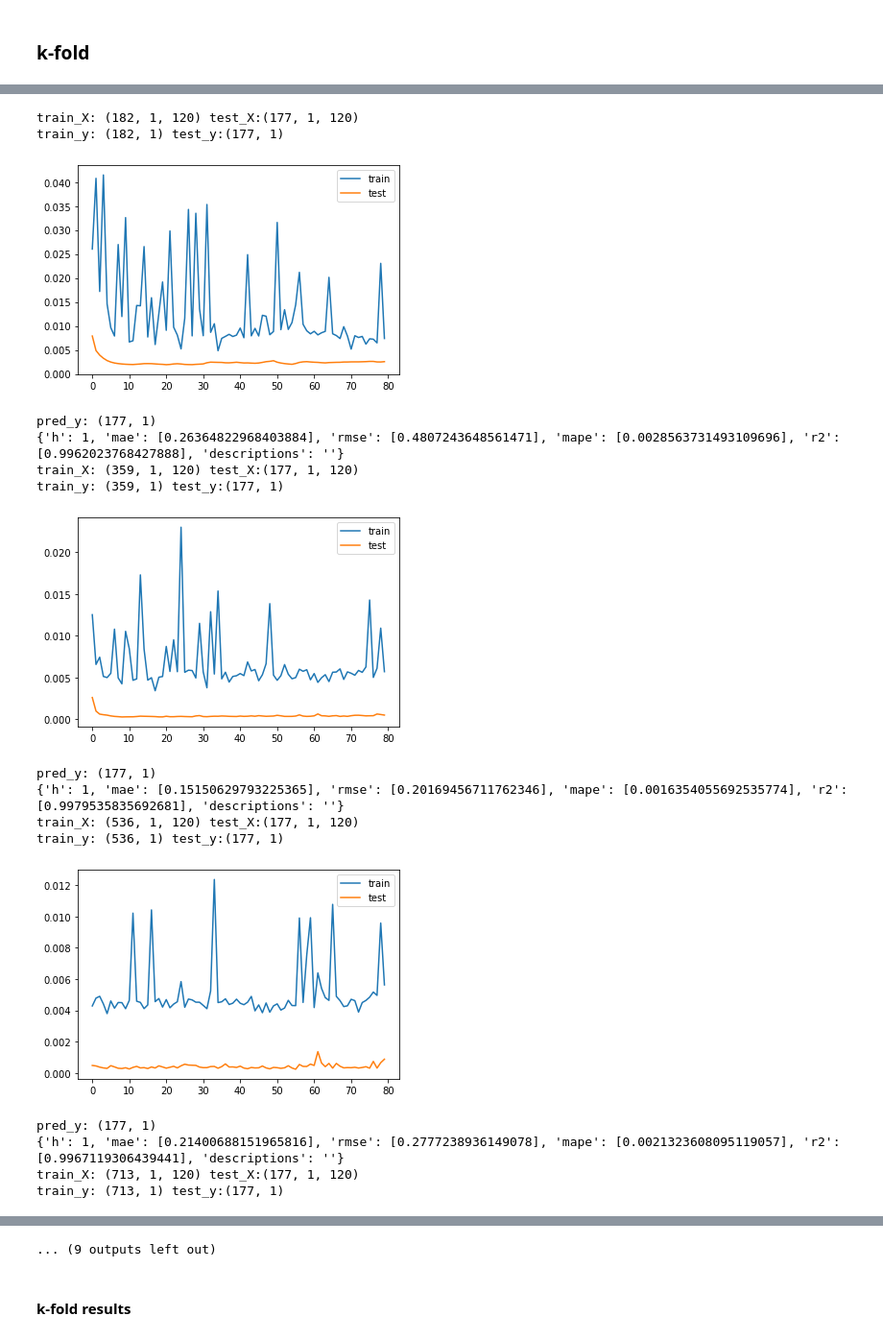
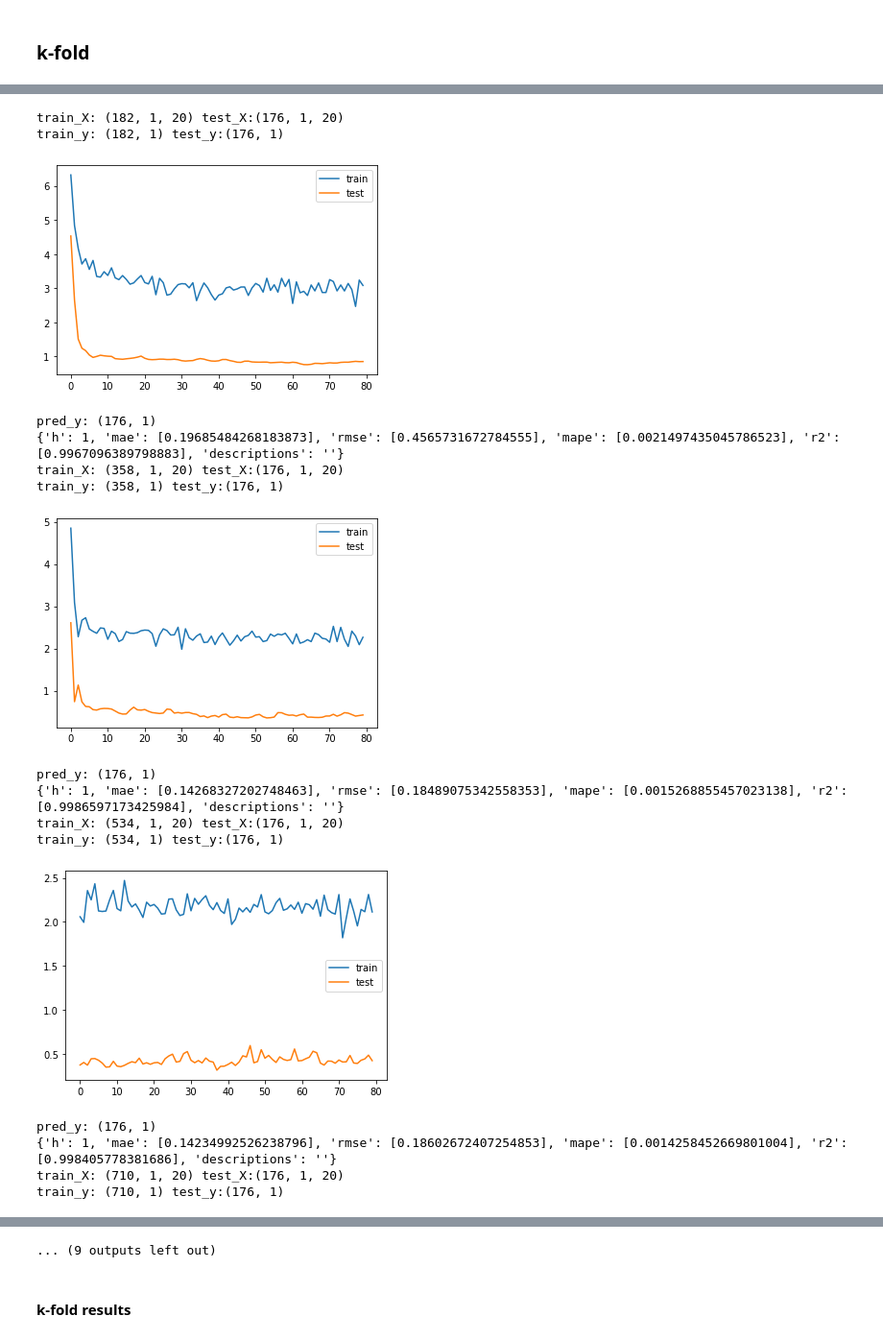
Before and after one commit to ben-edde/LIMA, a Jupyter notebook: model/bench.ipynb, the cells around one changed output, grey strips where cells are left out. Shown at 96% size. Drawn from its saved outputs; the diff is of its cells as text; code cells hidden in the pictures.

```diff
--- a/model/bench.ipynb
+++ b/model/bench.ipynb
@@ -484,19 +576,21 @@ def tswrapper(a,b):
 # %%
 # selector based
 # estimator = Lasso(random_state=42)
-# estimator = DecisionTreeRegressor(criterion='poisson',random_state=42)
+# estimator = DecisionTreeRegressor(random_state=42)
 estimator = Ridge(random_state=42)
+# estimator = LinearRegression()
 # estimator = LinearSVR(tol=0.001,max_iter=5000,random_state=42)
-# selector = RFE(estimator,n_features_to_select=30,step=1)
+# selector = RFE(estimator,n_features_to_select=20,step=1)
 # selector = RFECV(estimator, min_features_to_select=20, cv=get_TS_cv(),step=1,n_jobs=-1)
-# selector=SelectFromModel(estimator,max_features=60)
-# selector=SequentialFeatureSelector(estimator,n_features_to_select=100,direction='forward',n_jobs=-1)
-selector=SelectKBest(mutual_info_regression,k=120)
-# selector=SelectKBest(tswrapper,k=100)
+# selector=SelectFromModel(estimator,max_features=20)
+selector=SequentialFeatureSelector(estimator,n_features_to_select=20,direction='forward',n_jobs=-1,cv=get_TS_cv())
+# selector=SelectKBest(mutual_info_regression,k=20)
+# selector=SelectKBest(tswrapper,k=20)
 # selector=VarianceThreshold(3.21)
-scaled_raw_X=MinMaxScaler((1,100)).fit_transform(raw_X)
-# scaled_y=MinMaxScaler((1,100)).fit_transform(y)
-selector = selector.fit(scaled_raw_X,dummy_y)
-# selector = selector.fit(raw_X,dymmy_y)
+scaled_raw_X=MinMaxScaler().fit_transform(no_diff_raw_X)
+# scaled_y=MinMaxScaler().fit_transform(y)
+# selector = selector.fit(scaled_raw_X,scaled_y.ravel())
+selector = selector.fit(scaled_raw_X,no_diff_y.ravel())
+# selector = selector.fit(no_diff_raw_X,no_diff_y.ravel())
 # %%
 X = raw_X[:, selector.get_support()]
@@ -609,11 +706,13 @@ emb=event_emb
 # %%
 length=X.shape[0]
-train_size=int(length*0.8)
+train_size=int(length*0.2)
 step_size=1
 
+# train_X=no_diff_X[:train_size]
 train_X=X[:train_size]
 train_emb=emb[:train_size,:,:]
 train_y=y[:train_size,:]
+# test_X=no_diff_X[train_size:]
 test_X=X[train_size:]
 test_emb=emb[train_size:,:,:]
 test_y=y[train_size:,:]
@@ -644,7 +752,7 @@ test_y:(391, 1)
 # %%
 emb_size=train_emb.shape[-1]
-emb_inputs = Input(shape=(10,3,emb_size))
-emb_model = Reshape((1,10,3,3,300))(emb_inputs)
+emb_inputs = Input(shape=(past,3,emb_size))
+emb_model = Reshape((1,past,3,3,300))(emb_inputs)
 emb_model = Conv3D(50,(3,2,1), activation="relu",padding='valid')(emb_model)
 emb_model = Dropout(0.3)(emb_model)
 emb_model = Conv3D(50,(5,1,2), activation="relu",padding='valid')(emb_model)
@@ -686,7 +798,8 @@ model.compile(loss='log_cosh', optimizer=Adam(0.0002))
 # %%
 df_forecast_error = pd.DataFrame(
         columns=['h', 'mae', 'rmse', 'mape', 'descriptions'])
-history = model.fit([train_X,train_emb], train_y, epochs=100, batch_size=50, validation_data=([test_X,test_emb], test_y), verbose=1, shuffle=False)
+history = model.fit([train_X,train_emb], train_y, epochs=100, batch_size=40, validation_data=([test_X,test_emb], test_y), verbose=1, shuffle=False)
+# history = model.fit(train_X, train_y, epochs=100, batch_size=50, validation_data=(test_X, test_y), verbose=1, shuffle=False)
 # # plot history
 pyplot.plot(history.history['loss'], label='train')
 pyplot.plot(history.history['val_loss'], label='test')
@@ -899,10 +1040,11 @@ try:
         # model = Model(inputs=emb_inputs, outputs=emb_model)
         model = Model(inputs=[ts_model.input,emb_model.input], outputs=combined_model)
         # model.compile(loss='mae', optimizer=opt)
-        model.compile(loss='msle', optimizer=Adam(0.0005))
+        # model.compile(loss='msle', optimizer=Adam(0.0005))
+        model.compile(loss='log_cosh', optimizer=Adam(0.0002))
         # history = model.fit(x=train_X, y=train_y, epochs=80, batch_size=100, validation_data=(test_X, test_y), verbose=0, shuffle=False)
         # history = model.fit(x=train_emb, y=train_y, epochs=80, batch_size=100, validation_data=(test_emb, test_y), verbose=0, shuffle=False)
-        history = model.fit(x=[train_X,train_emb], y=train_y, epochs=80, batch_size=50, validation_data=([test_X,test_emb], test_y), verbose=0, shuffle=False)
+        history = model.fit(x=[train_X,train_emb], y=train_y, epochs=80, batch_size=40, validation_data=([test_X,test_emb], test_y), verbose=0, shuffle=False)
 
         # plot history
         pyplot.plot(history.history['loss'], label='train')
@@ -928,47 +1070,47 @@ try:
         df_forecast_error = df_forecast_error.append(
             pd.DataFrame(forecast_error), ignore_index=True)
     mae = df_forecast_error["mae"]
     rmse = df_forecast_error["rmse"]
     mape = df_forecast_error["mape"]
     k = cv.get_n_splits()
     msg = f"""
     Forecast Error ({k}-fold cross-validation)
     X: {X.shape}
     y: {y.shape}
     h= {h}
     Model: {model.__class__.__name__}
     MAE = {mae.mean():.6f} +/- {mae.std():.3f}
     RMSE = {rmse.mean():.6f} +/- {rmse.std():.3f}
     MAPE = {mape.mean():.6f} +/- {mape.std():.3f}
     """
     print(msg)
     logging.info(msg)
     evaluation_result = {
         'h': h,
         'mae': [mae.mean()],
         'rmse': [rmse.mean()],
         'mape': [mape.mean()],
         'descriptions': [msg]
     }
 except Exception as e:
     logging.exception("EXCEPTION: %s", e, exc_info=True)
 tf.keras.backend.clear_session()
 tf.random.set_seed(seed_value)
 # %% [output]
-train_X: (182, 1, 120) test_X:(177, 1, 120)
-train_y: (182, 1) test_y:(177, 1)
+train_X: (182, 1, 20) test_X:(176, 1, 20)
+train_y: (182, 1) test_y:(176, 1)
-[figure, old version]
+[figure, new version]
-pred_y: (177, 1)
-{'h': 1, 'mae': [0.26364822968403884], 'rmse': [0.4807243648561471], 'mape': [0.0028563731493109696], 'r2': [0.9962023768427888], 'descriptions': ''}
-train_X: (359, 1, 120) test_X:(177, 1, 120)
-train_y: (359, 1) test_y:(177, 1)
+pred_y: (176, 1)
+{'h': 1, 'mae': [0.19685484268183873], 'rmse': [0.4565731672784555], 'mape': [0.0021497435045786523], 'r2': [0.9967096389798883], 'descriptions': ''}
+train_X: (358, 1, 20) test_X:(176, 1, 20)
+train_y: (358, 1) test_y:(176, 1)
-[figure, old version]
+[figure, new version]
-pred_y: (177, 1)
-{'h': 1, 'mae': [0.15150629793225365], 'rmse': [0.20169456711762346], 'mape': [0.0016354055692535774], 'r2': [0.9979535835692681], 'descriptions': ''}
-train_X: (536, 1, 120) test_X:(177, 1, 120)
-train_y: (536, 1) test_y:(177, 1)
+pred_y: (176, 1)
+{'h': 1, 'mae': [0.14268327202748463], 'rmse': [0.18489075342558353], 'mape': [0.0015268855457023138], 'r2': [0.9986597173425984], 'descriptions': ''}
+train_X: (534, 1, 20) test_X:(176, 1, 20)
+train_y: (534, 1) test_y:(176, 1)
-[figure, old version]
+[figure, new version]
-pred_y: (177, 1)
-{'h': 1, 'mae': [0.21400688151965816], 'rmse': [0.2777238936149078], 'mape': [0.0021323608095119057], 'r2': [0.9967119306439441], 'descriptions': ''}
-train_X: (713, 1, 120) test_X:(177, 1, 120)
-train_y: (713, 1) test_y:(177, 1)
+pred_y: (176, 1)
+{'h': 1, 'mae': [0.14234992526238796], 'rmse': [0.18602672407254853], 'mape': [0.0014258452669801004], 'r2': [0.998405778381686], 'descriptions': ''}
+train_X: (710, 1, 20) test_X:(176, 1, 20)
+train_y: (710, 1) test_y:(176, 1)
```
Also changed, not shown: parts of 37 cells of this notebook.
